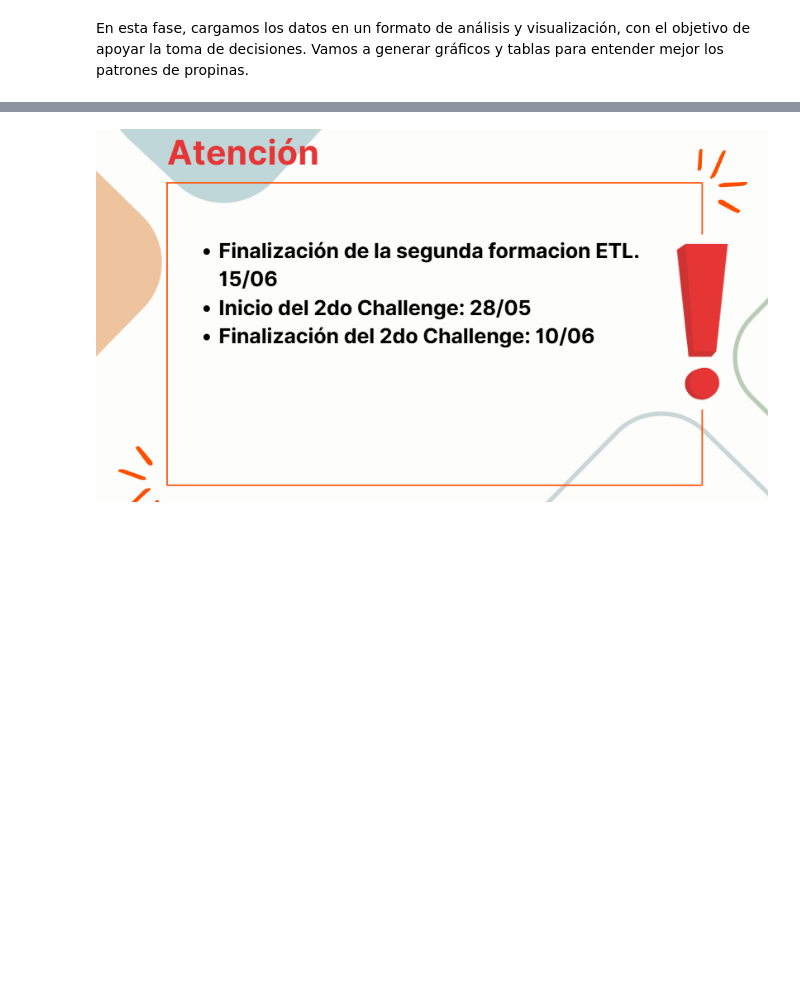
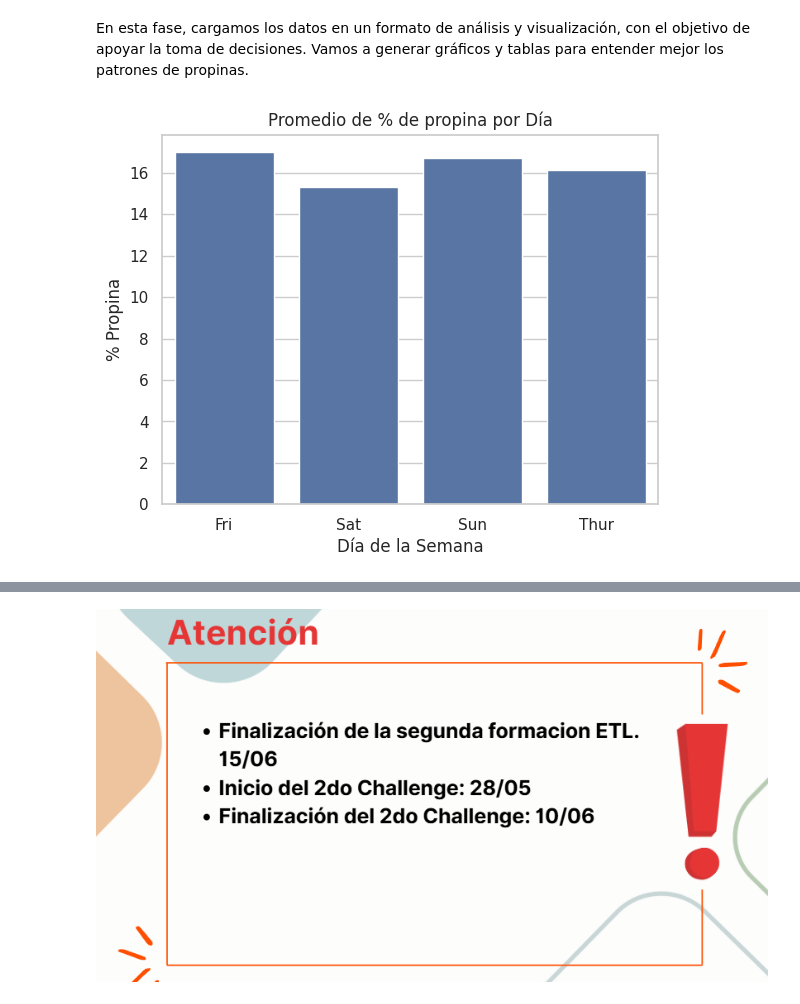
Before and after one commit to JorgeAccardi/cienciadedatos, a Jupyter notebook: ETL_latam.ipynb, the cells around one changed output, grey strips where cells are left out. Saved outputs shown, nothing was run; the diff lists cells and outputs as text; code cells hidden in the pictures; blank space fills up the shorter version.

```diff
--- a/ETL_latam.ipynb
+++ b/ETL_latam.ipynb
@@ -189,3 +175,4 @@ import seaborn as sns
 import matplotlib.pyplot as plt
 # %%
 # Estilo de los gráficos
+sns.set(style='whitegrid')
@@ -197,0 +179,10 @@ import matplotlib.pyplot as plt
+# %%
+# Propina por día
+df_day = df.groupby('day')['porcentaje_propinas'].mean().reset_index()
+sns.barplot(data=df_day, x='day', y='porcentaje_propinas')
+plt.title('Promedio de % de propina por Día')
+plt.ylabel('% Propina')
+plt.xlabel('Día de la Semana')
+plt.show()
+# %% [output]
+[figure, added]
```
Also changed, not shown: parts of 6 cells of this notebook.
